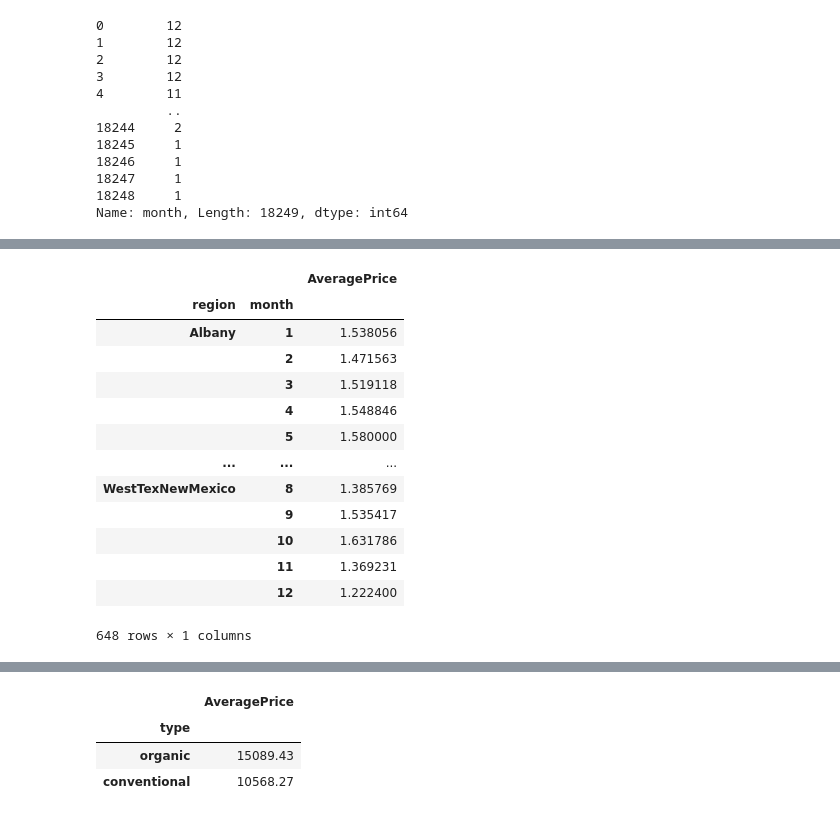
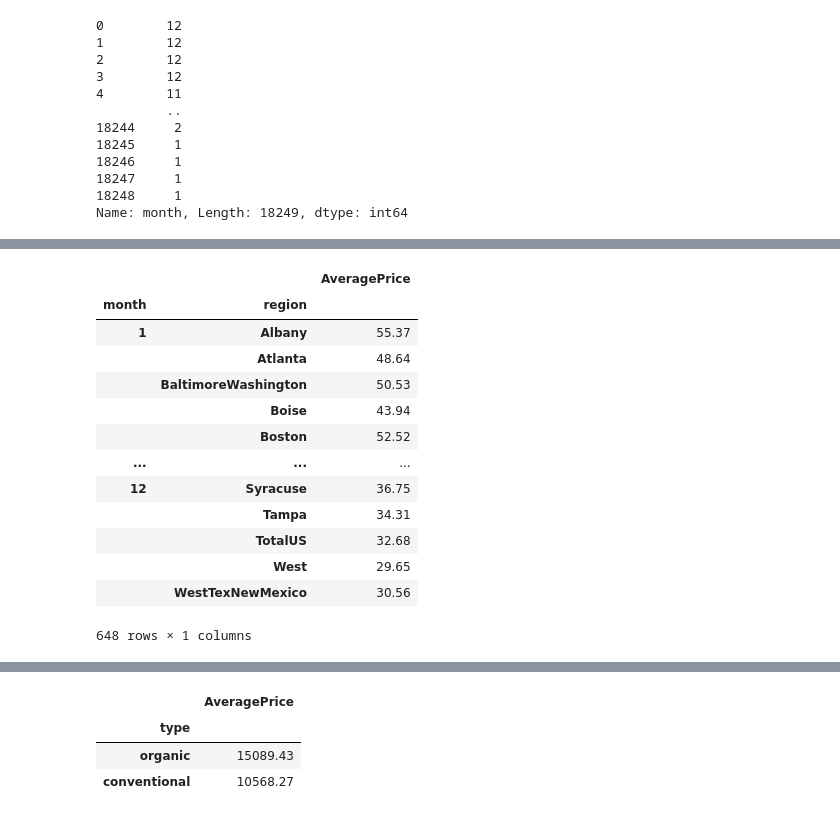
Before and after one commit to IslamelGebaly/EpsilonAssignment11Avocado, a Jupyter notebook: Avocado Pandas and Numpy.ipynb, the cells around one changed output, grey strips where cells are left out. Drawn from its saved outputs; the diff is of its cells as text; code cells hidden in the pictures.

```diff
--- a/Avocado Pandas and Numpy.ipynb
+++ b/Avocado Pandas and Numpy.ipynb
@@ -9,5 +9,6 @@ import datetime as dt
 # %%
 # Q1: Read your dataset, and using a dedicated pandas function view the first 5 rows
 avocado = pd.read_csv("avocado.csv")
+avocado.drop("Unnamed: 0", axis=1, inplace=True)
 avocado.head()
 # %% [output]
@@ -151,22 +186,22 @@ Name: month, Length: 18249, dtype: int64
 # %%
 # Q11: now compute the total of Average price for each month of each region.
-avocado.groupby(["region", "month"]).agg({
-    "AveragePrice": "mean"
+avocado.groupby(["month", "region"]).agg({
+    "AveragePrice": "sum"
 })
 # %% [output]
 |  |  | AveragePrice |
-| region | month |  |
-| Albany | 1 | 1.538056 |
-|  | 2 | 1.471563 |
-|  | 3 | 1.519118 |
-|  | 4 | 1.548846 |
-|  | 5 | 1.580000 |
+| month | region |  |
+| 1 | Albany | 55.37 |
+|  | Atlanta | 48.64 |
+|  | BaltimoreWashington | 50.53 |
+|  | Boise | 43.94 |
+|  | Boston | 52.52 |
 | ... | ... | ... |
-| WestTexNewMexico | 8 | 1.385769 |
-|  | 9 | 1.535417 |
-|  | 10 | 1.631786 |
-|  | 11 | 1.369231 |
-|  | 12 | 1.222400 |
+| 12 | Syracuse | 36.75 |
+|  | Tampa | 34.31 |
+|  | TotalUS | 32.68 |
+|  | West | 29.65 |
+|  | WestTexNewMexico | 30.56 |
 648 rows × 1 columns
 # %%
 # Q12: using .loc[], select the row with maximum Average Price
```
Also changed, not shown: parts of 10 cells of this notebook.
